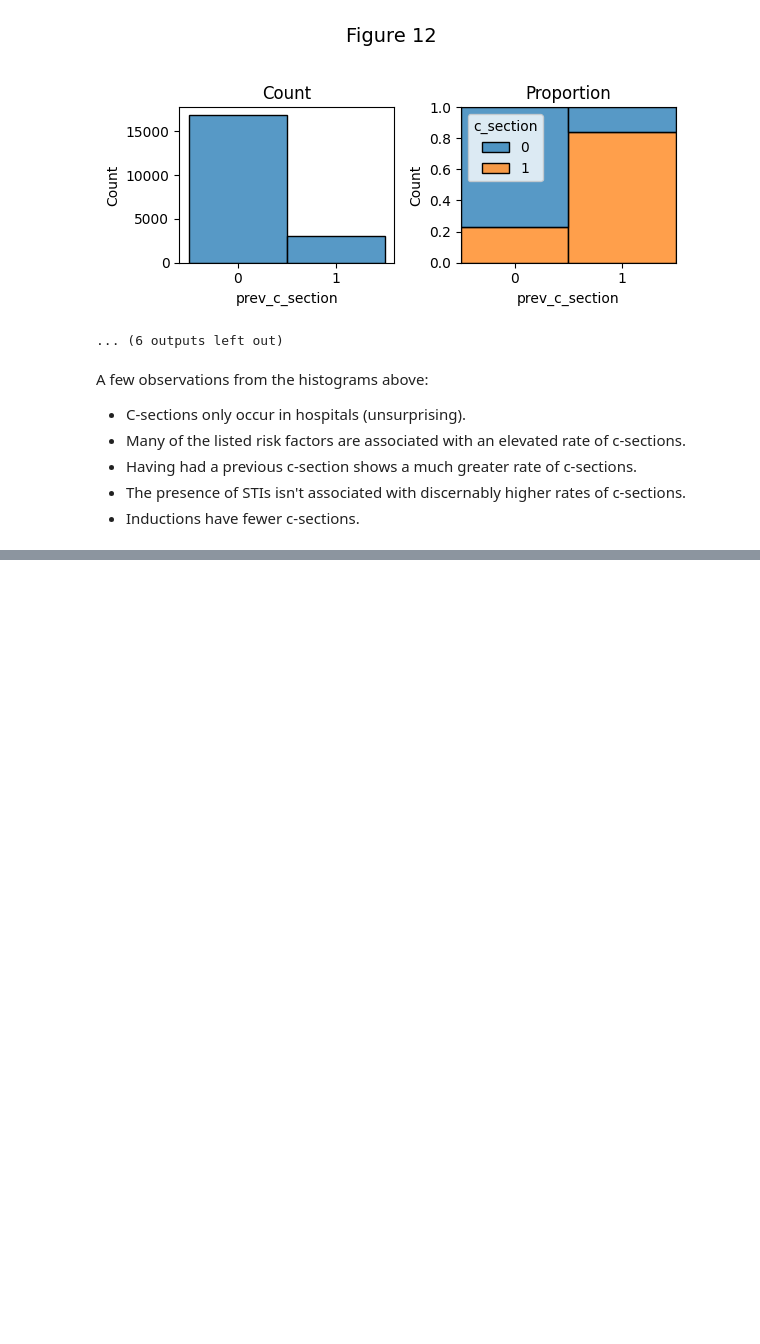
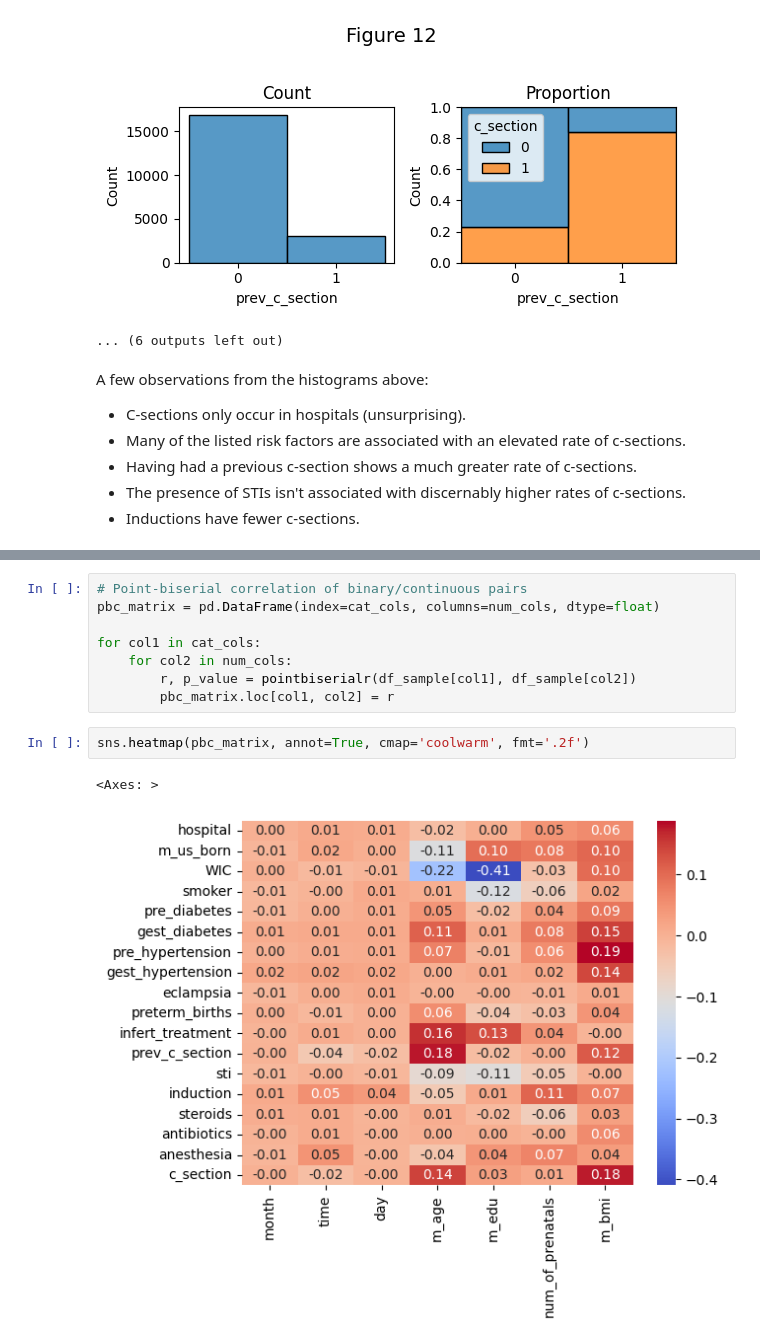
Before and after one commit to austin-maison/cdc-birth-predictor, a Jupyter notebook: notebooks/02-analysis.ipynb, the cells around one changed output, grey strips where cells are left out. Saved outputs shown, nothing was run; the diff lists cells and outputs as text; blank space fills up the shorter version.

```diff
--- a/notebooks/02-analysis.ipynb
+++ b/notebooks/02-analysis.ipynb
@@ -163,0 +182,13 @@ sns.heatmap(df_sample[num_cols].corr(),annot=True)
+# %%
+# Point-biserial correlation of binary/continuous pairs
+pbc_matrix = pd.DataFrame(index=cat_cols, columns=num_cols, dtype=float)
+
+for col1 in cat_cols:
+    for col2 in num_cols:
+        r, p_value = pointbiserialr(df_sample[col1], df_sample[col2])
+        pbc_matrix.loc[col1, col2] = r
+# %%
+sns.heatmap(pbc_matrix, annot=True, cmap='coolwarm', fmt='.2f')
+# %% [output]
+<Axes: >
+[figure, added]
```
Also changed, not shown: parts of 7 cells of this notebook.
